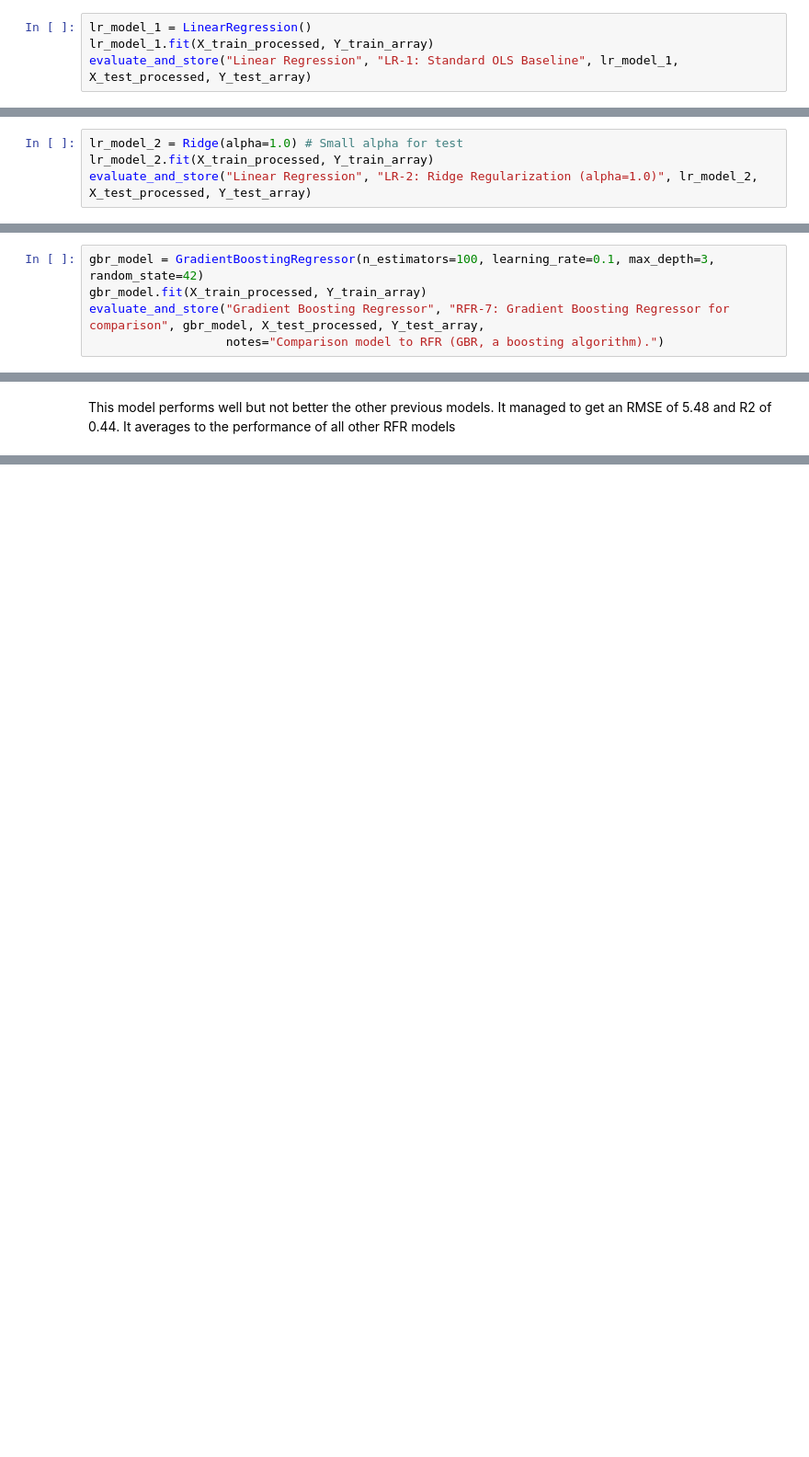
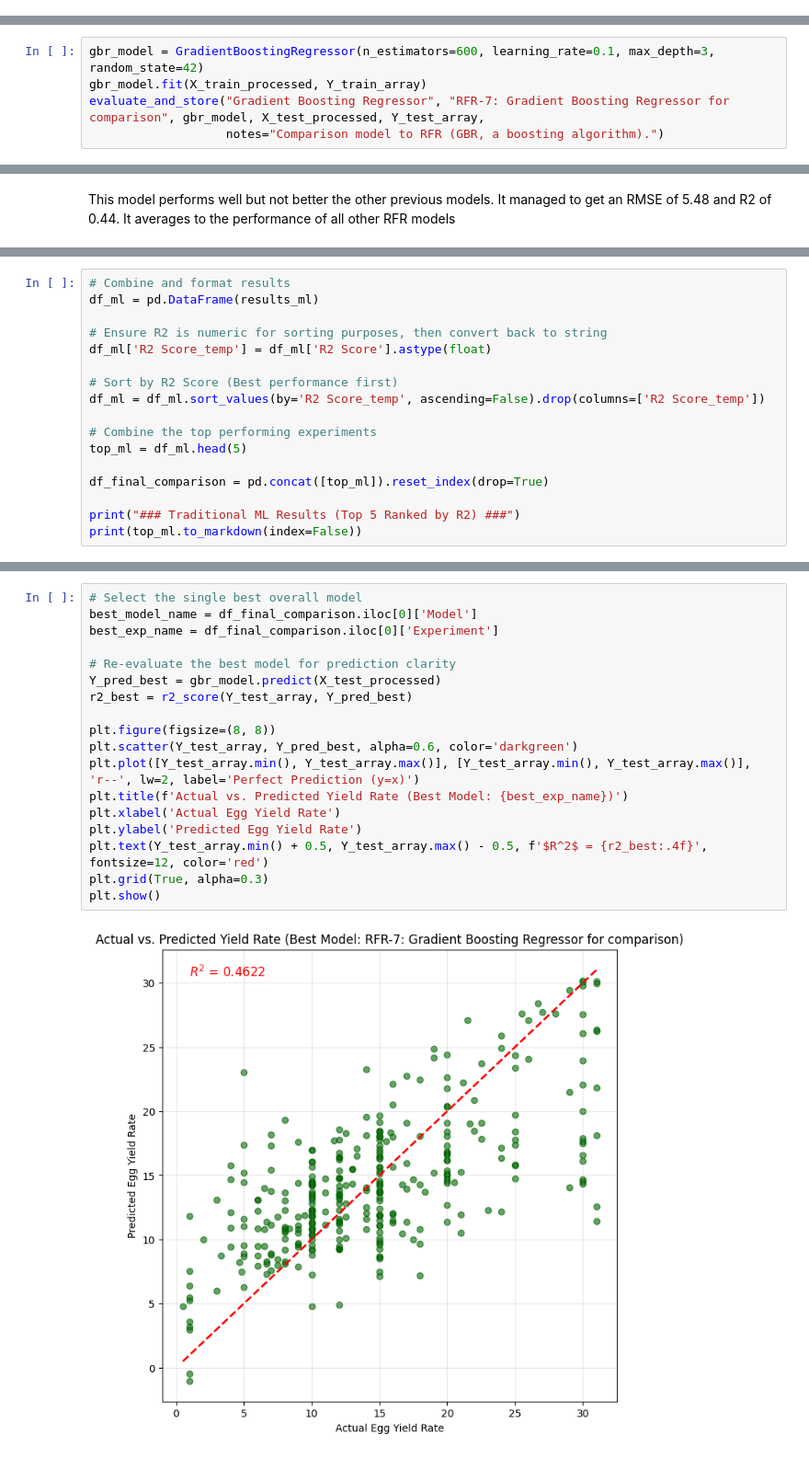
Before and after one commit to Mathias-Kabango3/Group4-ML-Pipeline, a Jupyter notebook: model/EggYieldRate_Prediction.ipynb, the cells around one changed output, grey strips where cells are left out. Shown at 92% size. Saved outputs shown, nothing was run; the diff lists cells and outputs as text; blank space fills up the shorter version.

Commit message:
Add seeding, fix predictions and fix models

```diff
--- a/model/EggYieldRate_Prediction.ipynb
+++ b/model/EggYieldRate_Prediction.ipynb
@@ -357,4 +357,0 @@ Our first LR model establishes the performance floor of a simple linear model. I
-# %%
-lr_model_1 = LinearRegression()
-lr_model_1.fit(X_train_processed, Y_train_array)
-evaluate_and_store("Linear Regression", "LR-1: Standard OLS Baseline", lr_model_1, X_test_processed, Y_test_array)
@@ -373,4 +357,0 @@ Ridge Regression addresses multicollinearity, which is highly probable due to th
-# %%
-lr_model_2 = Ridge(alpha=1.0) # Small alpha for test
-lr_model_2.fit(X_train_processed, Y_train_array)
-evaluate_and_store("Linear Regression", "LR-2: Ridge Regularization (alpha=1.0)", lr_model_2, X_test_processed, Y_test_array)
@@ -634,7 +457,7 @@ This shows that features `s11q2_6` (Number of eggs sold) and `s11q2_3` (Number o
 
 Let's conduct a final experiment on RF by directly comparing the RFR against another ensemble method, Gradient Boosting Regressor (GBR), tests if the sequential, corrective approach of boosting provides a performance advantage over the parallel, averaging approach of bagging.
 # %%
-gbr_model = GradientBoostingRegressor(n_estimators=100, learning_rate=0.1, max_depth=3, random_state=42)
+gbr_model = GradientBoostingRegressor(n_estimators=600, learning_rate=0.1, max_depth=3, random_state=42)
 gbr_model.fit(X_train_processed, Y_train_array)
 evaluate_and_store("Gradient Boosting Regressor", "RFR-7: Gradient Boosting Regressor for comparison", gbr_model, X_test_processed, Y_test_array,
                    notes="Comparison model to RFR (GBR, a boosting algorithm).")
@@ -648,0 +476,17 @@ As a conclusion, We observe that the RFR models outperforms the LR models. This
+# %%
+# Combine and format results
+df_ml = pd.DataFrame(results_ml)
+
+# Ensure R2 is numeric for sorting purposes, then convert back to string
+df_ml['R2 Score_temp'] = df_ml['R2 Score'].astype(float)
+
+# Sort by R2 Score (Best performance first)
+df_ml = df_ml.sort_values(by='R2 Score_temp', ascending=False).drop(columns=['R2 Score_temp'])
+
+# Combine the top performing experiments
+top_ml = df_ml.head(5)
+
+df_final_comparison = pd.concat([top_ml]).reset_index(drop=True)
+
+print("### Traditional ML Results (Top 5 Ranked by R2) ###")
+print(top_ml.to_markdown(index=False))
@@ -648,0 +508,20 @@ As a conclusion, We observe that the RFR models outperforms the LR models. This
+# %%
+# Select the single best overall model
+best_model_name = df_final_comparison.iloc[0]['Model']
+best_exp_name = df_final_comparison.iloc[0]['Experiment']
+
+# Re-evaluate the best model for prediction clarity
+Y_pred_best = gbr_model.predict(X_test_processed)
+r2_best = r2_score(Y_test_array, Y_pred_best)
+
+plt.figure(figsize=(8, 8))
+plt.scatter(Y_test_array, Y_pred_best, alpha=0.6, color='darkgreen')
+plt.plot([Y_test_array.min(), Y_test_array.max()], [Y_test_array.min(), Y_test_array.max()], 'r--', lw=2, label='Perfect Prediction (y=x)')
+plt.title(f'Actual vs. Predicted Yield Rate (Best Model: {best_exp_name})')
+plt.xlabel('Actual Egg Yield Rate')
+plt.ylabel('Predicted Egg Yield Rate')
+plt.text(Y_test_array.min() + 0.5, Y_test_array.max() - 0.5, f'$R^2$ = {r2_best:.4f}', fontsize=12, color='red')
+plt.grid(True, alpha=0.3)
+plt.show()
+# %% [output]
+[figure, added]
```
Also changed, not shown: parts of 43 cells of this notebook, 14 other files.
